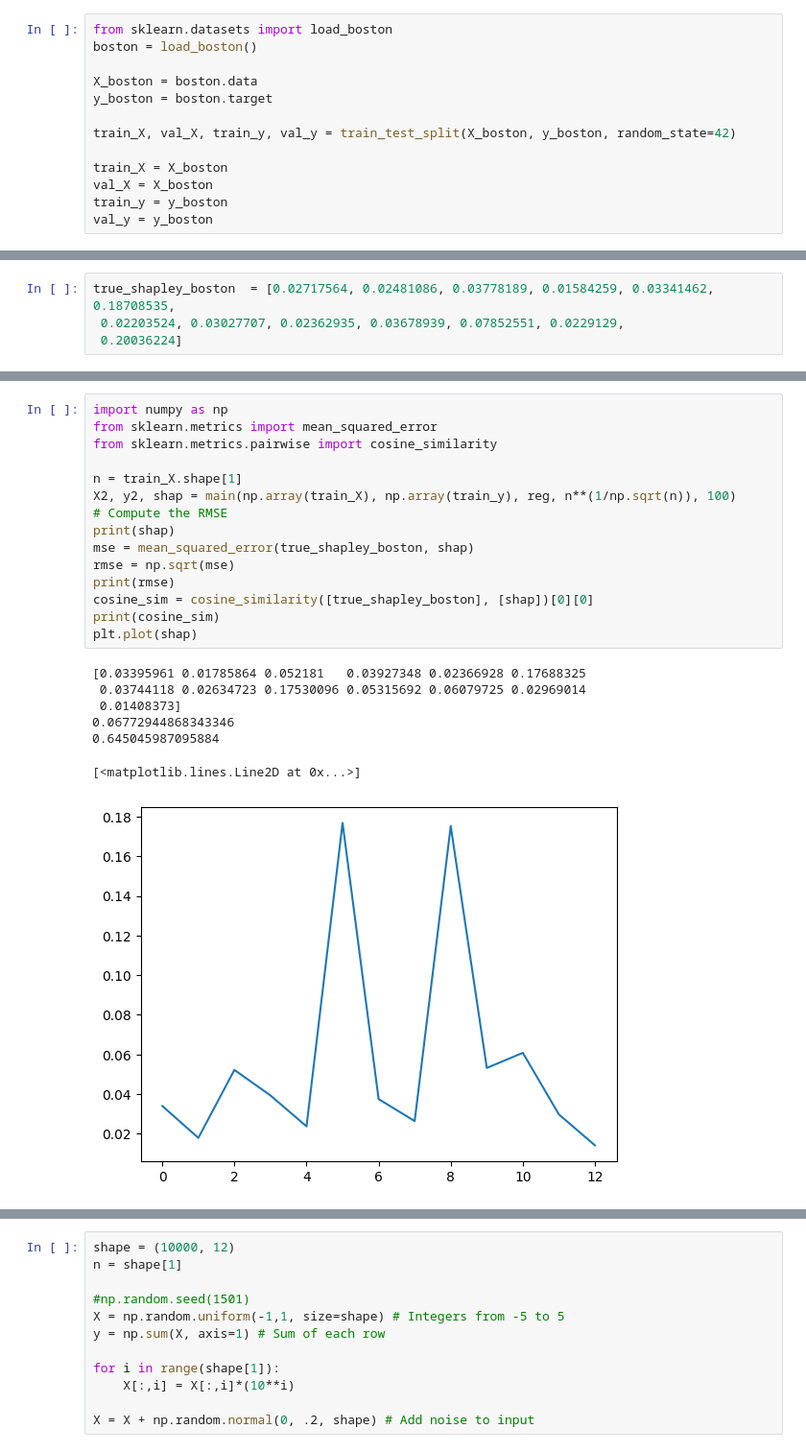
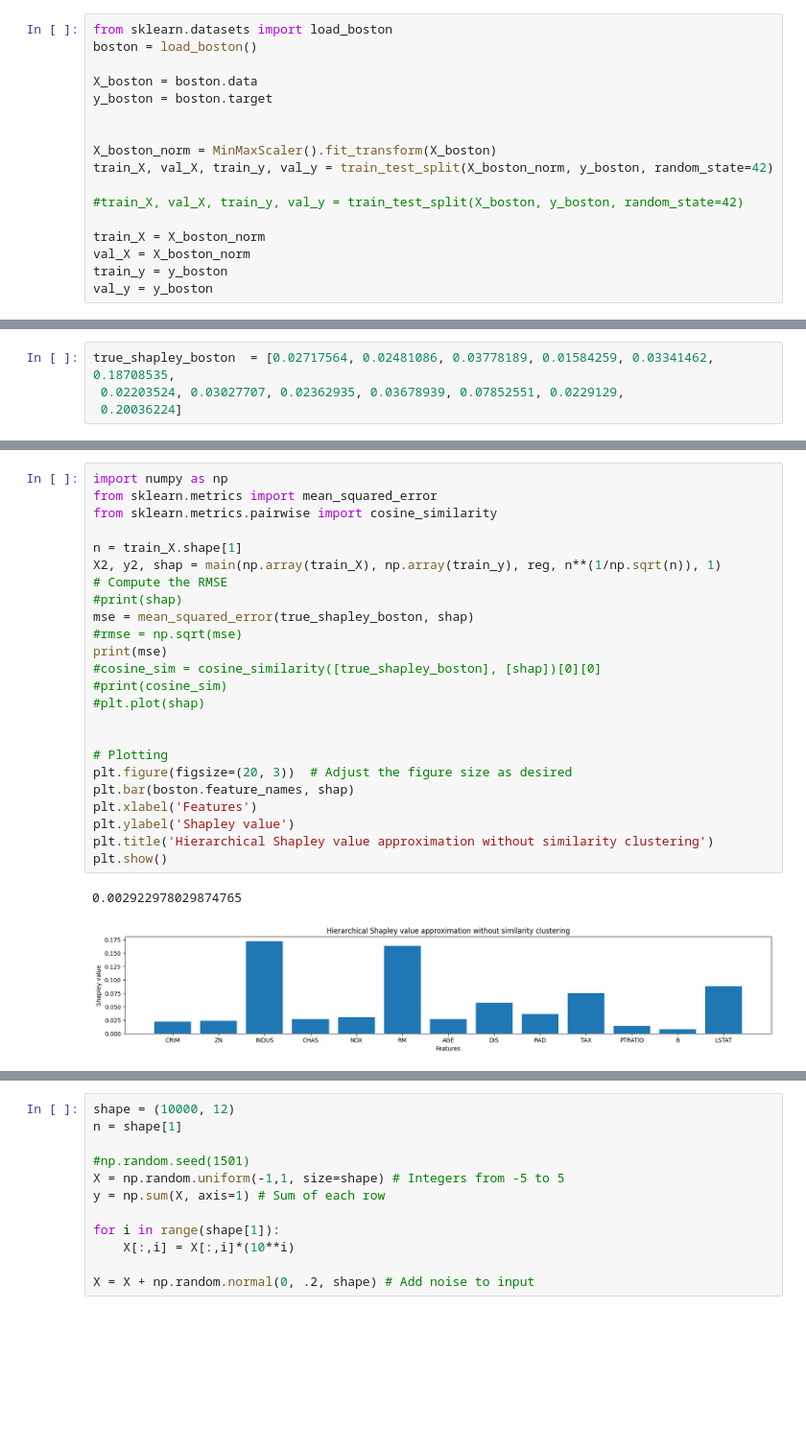
Before and after one commit to maximedidasca/hierarchical_shapley_approx, a Jupyter notebook: algo.ipynb, the cells around one changed output, grey strips where cells are left out. Shown at 96% size. Cells and saved outputs as stored; diff of their text form; blank space fills up the shorter version.

```diff
--- a/algo.ipynb
+++ b/algo.ipynb
@@ -443,9 +482,13 @@ boston = load_boston()
 X_boston = boston.data
 y_boston = boston.target
 
-train_X, val_X, train_y, val_y = train_test_split(X_boston, y_boston, random_state=42)
 
-train_X = X_boston
-val_X = X_boston
+X_boston_norm = MinMaxScaler().fit_transform(X_boston)
+train_X, val_X, train_y, val_y = train_test_split(X_boston_norm, y_boston, random_state=42)
+
+#train_X, val_X, train_y, val_y = train_test_split(X_boston, y_boston, random_state=42)
+
+train_X = X_boston_norm
+val_X = X_boston_norm
 train_y = y_boston
 val_y = y_boston
@@ -502,23 +568,27 @@ plt.plot(true_shapley_boston)
 # %%
 import numpy as np
 from sklearn.metrics import mean_squared_error
 from sklearn.metrics.pairwise import cosine_similarity
 
 n = train_X.shape[1]
-X2, y2, shap = main(np.array(train_X), np.array(train_y), reg, n**(1/np.sqrt(n)), 100)
+X2, y2, shap = main(np.array(train_X), np.array(train_y), reg, n**(1/np.sqrt(n)), 1)
 # Compute the RMSE
-print(shap)
+#print(shap)
 mse = mean_squared_error(true_shapley_boston, shap)
-rmse = np.sqrt(mse)
-print(rmse)
-cosine_sim = cosine_similarity([true_shapley_boston], [shap])[0][0]
-print(cosine_sim)
-plt.plot(shap)
+#rmse = np.sqrt(mse)
+print(mse)
+#cosine_sim = cosine_similarity([true_shapley_boston], [shap])[0][0]
+#print(cosine_sim)
+#plt.plot(shap)
+
+
+# Plotting
+plt.figure(figsize=(20, 3))  # Adjust the figure size as desired
+plt.bar(boston.feature_names, shap)
+plt.xlabel('Features')
+plt.ylabel('Shapley value')
+plt.title('Hierarchical Shapley value approximation without similarity clustering')
+plt.show()
 # %% [output]
-[0.03395961 0.01785864 0.052181   0.03927348 0.02366928 0.17688325
- 0.03744118 0.02634723 0.17530096 0.05315692 0.06079725 0.02969014
- 0.01408373]
-0.06772944868343346
-0.645045987095884
+0.002922978029874765
-[<matplotlib.lines.Line2D at 0x...>]
-[figure, old version]
+[figure, new version]
```
Also changed, not shown: parts of 23 cells of this notebook.
